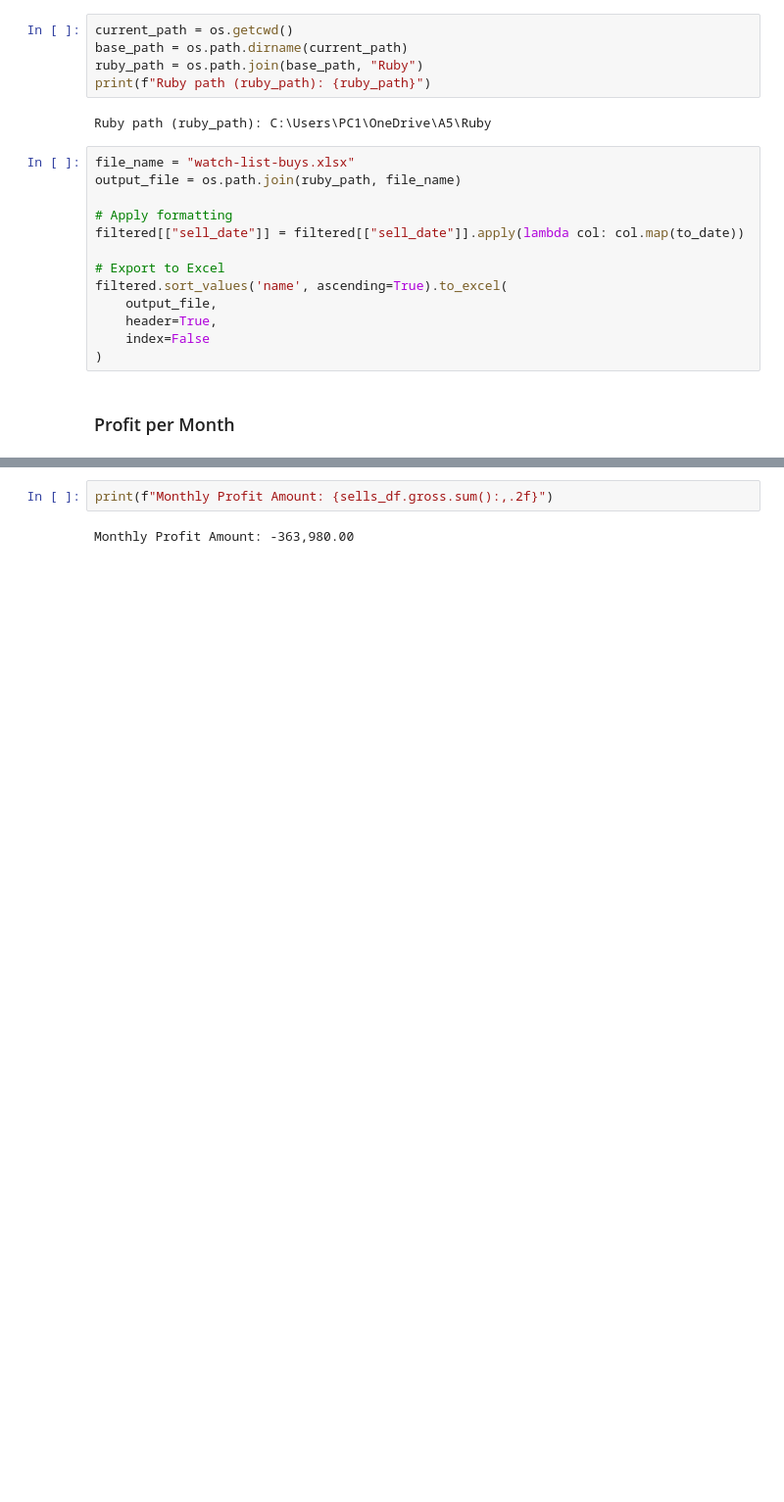
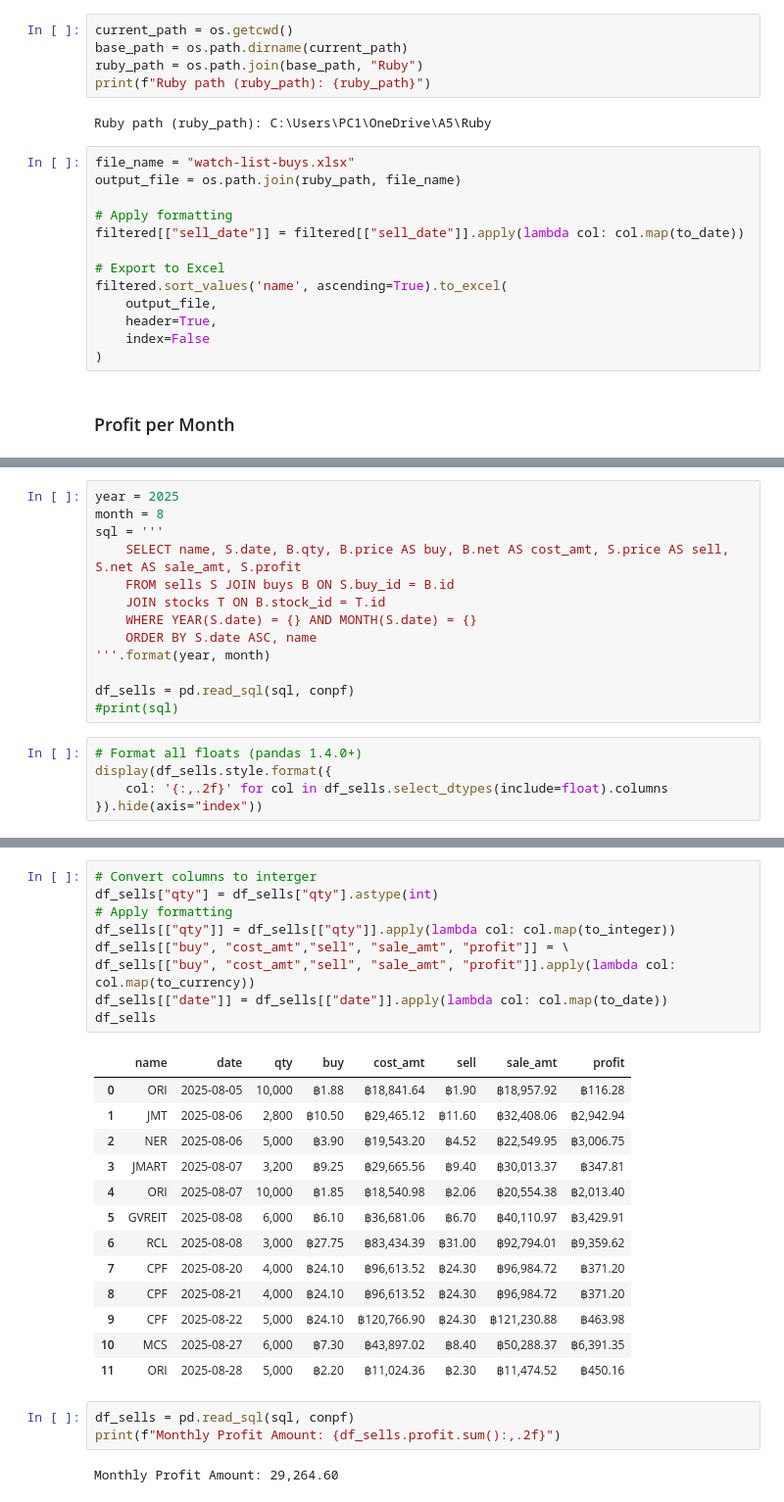
Before and after one commit to santimcs/A5, a Jupyter notebook: Daily/209 - Sell Process.ipynb, the cells around one changed output, grey strips where cells are left out. Shown at 98% size. Cells and saved outputs as stored; diff of their text form; blank space fills up the shorter version.

```diff
--- a/Daily/209 - Sell Process.ipynb
+++ b/Daily/209 - Sell Process.ipynb
@@ -259,0 +237,18 @@ sells_df
+# %%
+year = 2025
+month = 8
+sql = '''
+    SELECT name, S.date, B.qty, B.price AS buy, B.net AS cost_amt, S.price AS sell, S.net AS sale_amt, S.profit
+    FROM sells S JOIN buys B ON S.buy_id = B.id
+    JOIN stocks T ON B.stock_id = T.id
+    WHERE YEAR(S.date) = {} AND MONTH(S.date) = {}
+    ORDER BY S.date ASC, name
+'''.format(year, month)
+
+df_sells = pd.read_sql(sql, conpf)
+#print(sql)
+# %%
+# Format all floats (pandas 1.4.0+)
+display(df_sells.style.format({
+    col: '{:,.2f}' for col in df_sells.select_dtypes(include=float).columns
+}).hide(axis="index"))
@@ -260,7 +269,31 @@ sells_df
+# %%
+# Convert columns to interger
+df_sells["qty"] = df_sells["qty"].astype(int)
+# Apply formatting
+df_sells[["qty"]] = df_sells[["qty"]].apply(lambda col: col.map(to_integer))
+df_sells[["buy", "cost_amt","sell", "sale_amt", "profit"]] = \
+df_sells[["buy", "cost_amt","sell", "sale_amt", "profit"]].apply(lambda col: col.map(to_currency))
+df_sells[["date"]] = df_sells[["date"]].apply(lambda col: col.map(to_date))
+df_sells
+# %% [output]
+|  | name | date | qty | buy | cost_amt | sell | sale_amt | profit |
+| 0 | ORI | 2025-08-05 | 10,000 | ฿1.88 | ฿18,841.64 | ฿1.90 | ฿18,957.92 | ฿116.28 |
+| 1 | JMT | 2025-08-06 | 2,800 | ฿10.50 | ฿29,465.12 | ฿11.60 | ฿32,408.06 | ฿2,942.94 |
+| 2 | NER | 2025-08-06 | 5,000 | ฿3.90 | ฿19,543.20 | ฿4.52 | ฿22,549.95 | ฿3,006.75 |
+| 3 | JMART | 2025-08-07 | 3,200 | ฿9.25 | ฿29,665.56 | ฿9.40 | ฿30,013.37 | ฿347.81 |
+| 4 | ORI | 2025-08-07 | 10,000 | ฿1.85 | ฿18,540.98 | ฿2.06 | ฿20,554.38 | ฿2,013.40 |
+| 5 | GVREIT | 2025-08-08 | 6,000 | ฿6.10 | ฿36,681.06 | ฿6.70 | ฿40,110.97 | ฿3,429.91 |
+| 6 | RCL | 2025-08-08 | 3,000 | ฿27.75 | ฿83,434.39 | ฿31.00 | ฿92,794.01 | ฿9,359.62 |
+| 7 | CPF | 2025-08-20 | 4,000 | ฿24.10 | ฿96,613.52 | ฿24.30 | ฿96,984.72 | ฿371.20 |
+| 8 | CPF | 2025-08-21 | 4,000 | ฿24.10 | ฿96,613.52 | ฿24.30 | ฿96,984.72 | ฿371.20 |
+| 9 | CPF | 2025-08-22 | 5,000 | ฿24.10 | ฿120,766.90 | ฿24.30 | ฿121,230.88 | ฿463.98 |
+| 10 | MCS | 2025-08-27 | 6,000 | ฿7.30 | ฿43,897.02 | ฿8.40 | ฿50,288.37 | ฿6,391.35 |
+| 11 | ORI | 2025-08-28 | 5,000 | ฿2.20 | ฿11,024.36 | ฿2.30 | ฿11,474.52 | ฿450.16 |
 # %%
-print(f"Monthly Profit Amount: {sells_df.gross.sum():,.2f}")
+df_sells = pd.read_sql(sql, conpf)
+print(f"Monthly Profit Amount: {df_sells.profit.sum():,.2f}")
 # %% [output]
-Monthly Profit Amount: -363,980.00
+Monthly Profit Amount: 29,264.60
 # %%
 # Get the current time
 current_time = datetime.now()
```
Also changed, not shown: parts of 8 cells of this notebook, 19 other files.
